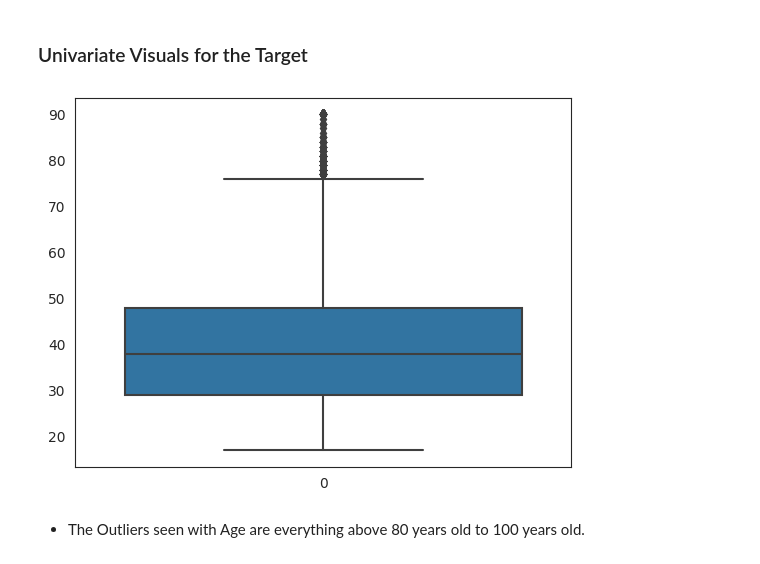
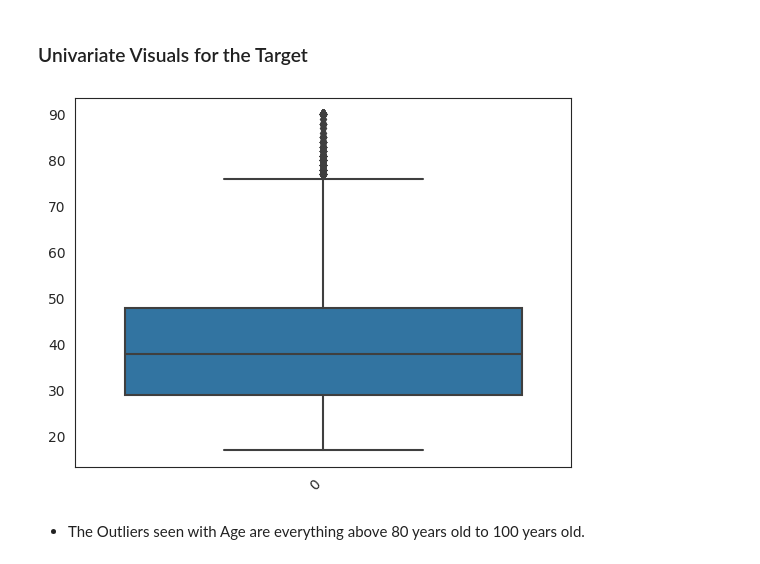
Before and after one commit to parrisatwork/Data-Predictions, a Jupyter notebook: Adult_Income_Parris_Trimingham.ipynb, the cells around one changed output. Drawn from its saved outputs; the diff is of its cells as text; code cells hidden in the pictures.

```diff
--- a/Adult_Income_Parris_Trimingham.ipynb
+++ b/Adult_Income_Parris_Trimingham.ipynb
@@ -337,9 +337,10 @@ There are 0 missing values.
 # %% [markdown]
 ### Univariate Visuals for the Target
 # %%
-sns.boxplot(df['age']);
+sns.boxplot(df['age'])
+plt.xticks(rotation=45,ha='right');
 # %% [output]
-[figure, old version]
+[figure, new version]
 # %% [markdown]
 - The Outliers seen with Age are everything above 80 years old to 100 years old.
 # %%
```
Also changed, not shown: parts of 6 cells of this notebook.
